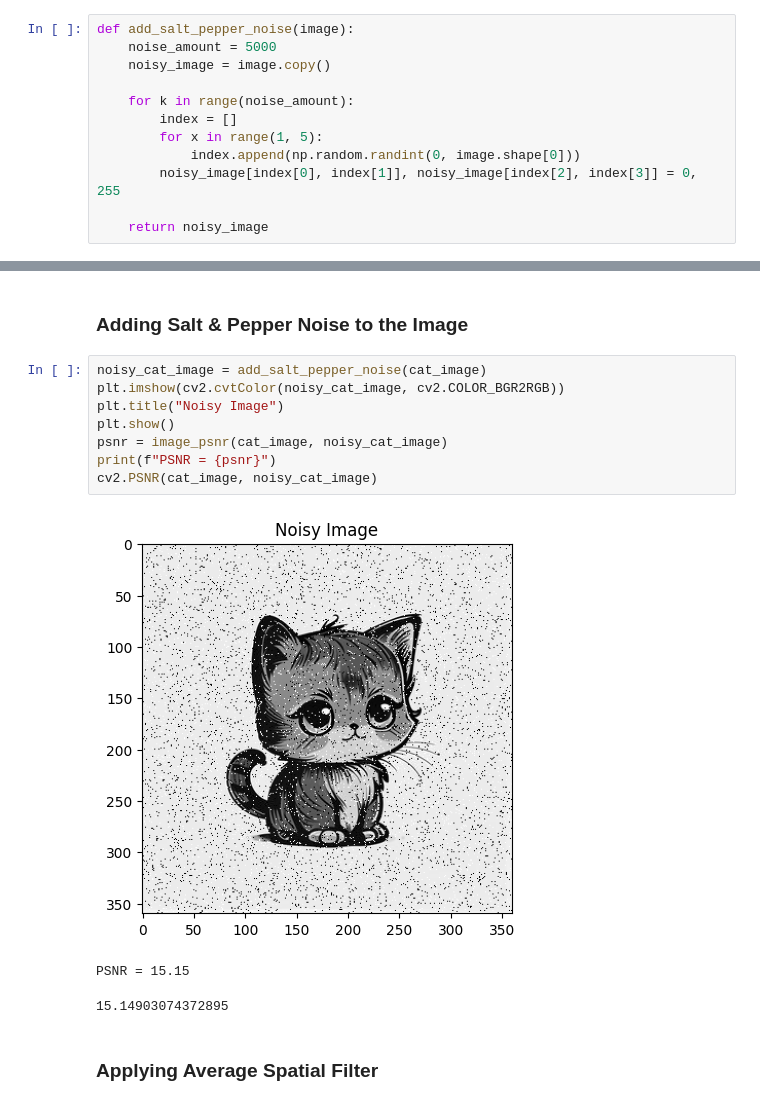
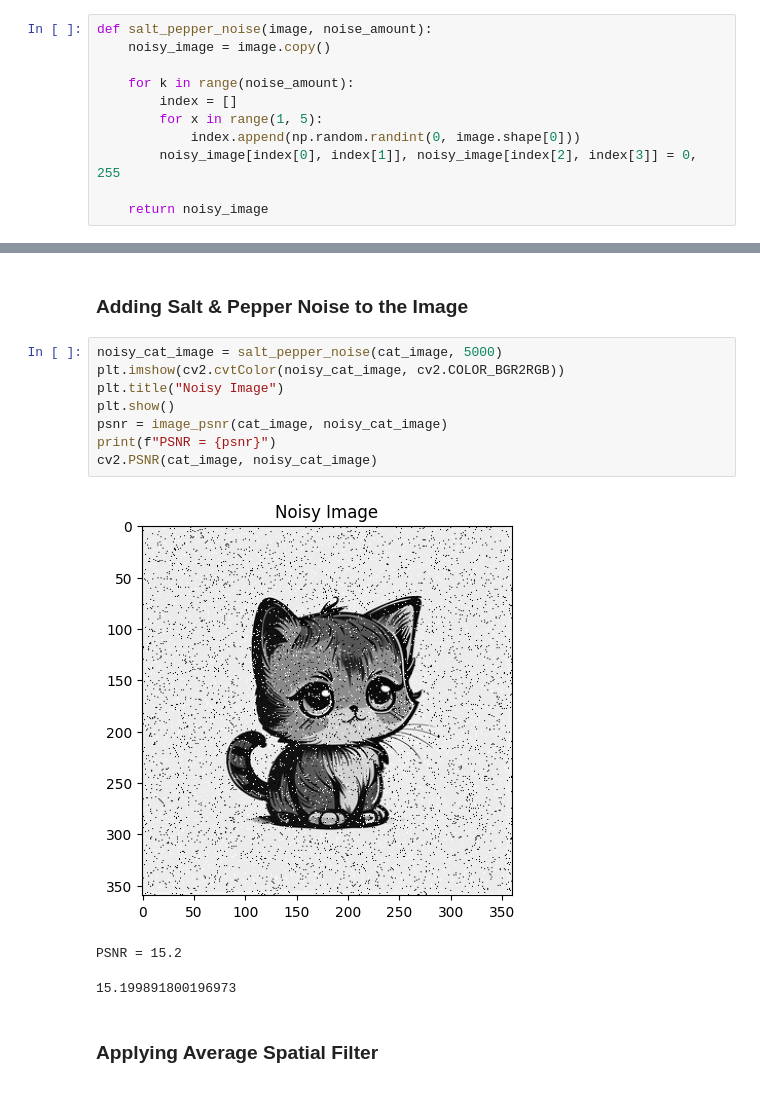
Before and after one commit to ahnafshahrear/Digital-Image-Processing-Lab, a Jupyter notebook: 3(a) Avg & Median Filters.ipynb, the cells around one changed output, grey strips where cells are left out. Saved outputs shown, nothing was run; the diff lists cells and outputs as text.

```diff
--- a/3(a) Avg & Median Filter.ipynb
+++ b/3(a) Avg & Median Filters.ipynb
@@ -52,8 +52,7 @@ def median_filter(image, mask_size):
 # %% [markdown]
 ### Function for adding Salt & Pepper Noise
 # %%
-def add_salt_pepper_noise(image):
-    noise_amount = 5000
+def salt_pepper_noise(image, noise_amount):
     noisy_image = image.copy()
 
     for k in range(noise_amount):
@@ -86,17 +85,17 @@ plt.show()
 # %% [markdown]
 ### Adding Salt & Pepper Noise to the Image
 # %%
-noisy_cat_image = add_salt_pepper_noise(cat_image)
+noisy_cat_image = salt_pepper_noise(cat_image, 5000)
 plt.imshow(cv2.cvtColor(noisy_cat_image, cv2.COLOR_BGR2RGB))
 plt.title("Noisy Image")
 plt.show()
 psnr = image_psnr(cat_image, noisy_cat_image)
 print(f"PSNR = {psnr}")
 cv2.PSNR(cat_image, noisy_cat_image)
 # %% [output]
-[figure, old version]
+[figure, new version]
-PSNR = 15.15
+PSNR = 15.2
-15.14903074372895
+15.199891800196973
 # %% [markdown]
 ### Applying Average Spatial Filter
 # %%
```
Also changed, not shown: parts of 3 cells of this notebook, 2 other files.
